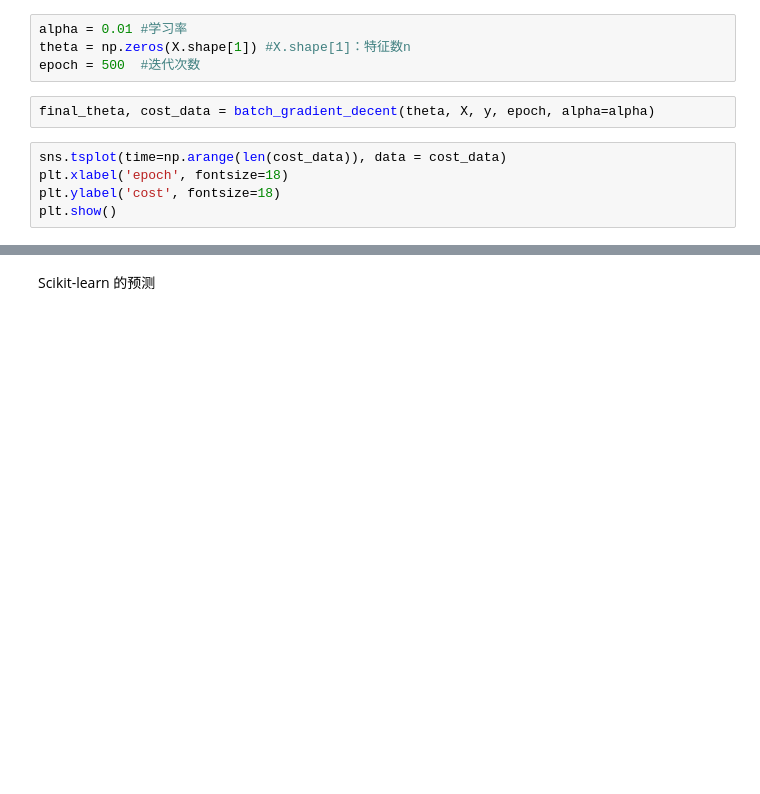
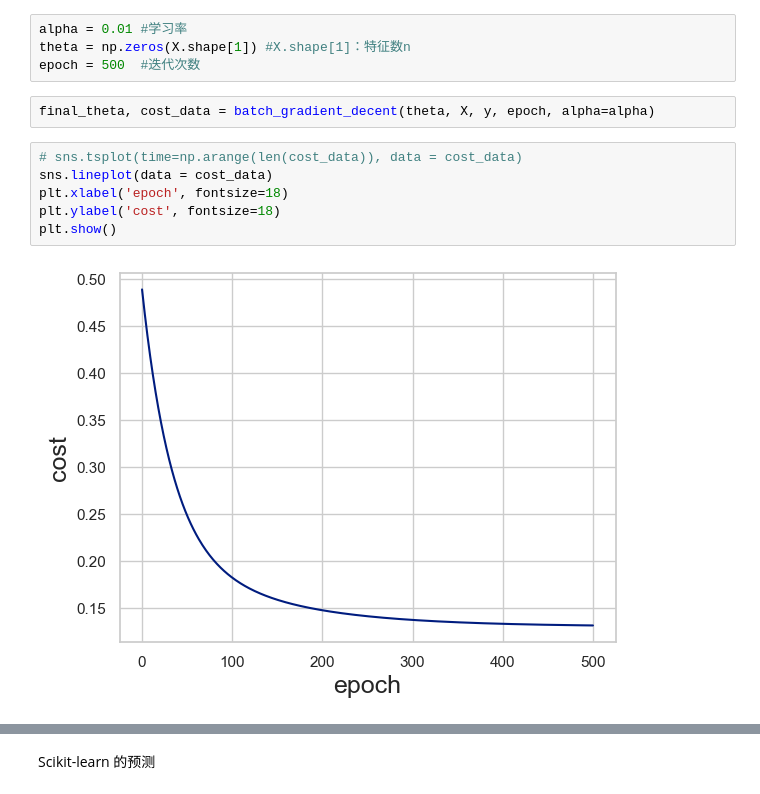
Before and after one commit to LXMsirius/ml-ipynb, a Jupyter notebook: 1.linear_regression/ex1.linear_regreesion.ipynb, the cells around one changed output, grey strips where cells are left out. Cells and saved outputs as stored; diff of their text form; blank space fills up the shorter version.

```diff
--- a/1.linear_regression/ex1.linear_regreesion.ipynb
+++ b/1.linear_regression/ex1.linear_regreesion.ipynb
@@ -275,9 +296,12 @@ epoch = 500  #迭代次数
 # %%
 final_theta, cost_data = batch_gradient_decent(theta, X, y, epoch, alpha=alpha)
 # %%
-sns.tsplot(time=np.arange(len(cost_data)), data = cost_data)
+# sns.tsplot(time=np.arange(len(cost_data)), data = cost_data)
+sns.lineplot(data = cost_data)
 plt.xlabel('epoch', fontsize=18)
 plt.ylabel('cost', fontsize=18)
 plt.show()
+# %% [output]
+[figure, added]
 # %%
 final_theta
```
Also changed, not shown: parts of 11 cells of this notebook, 1 other file.
